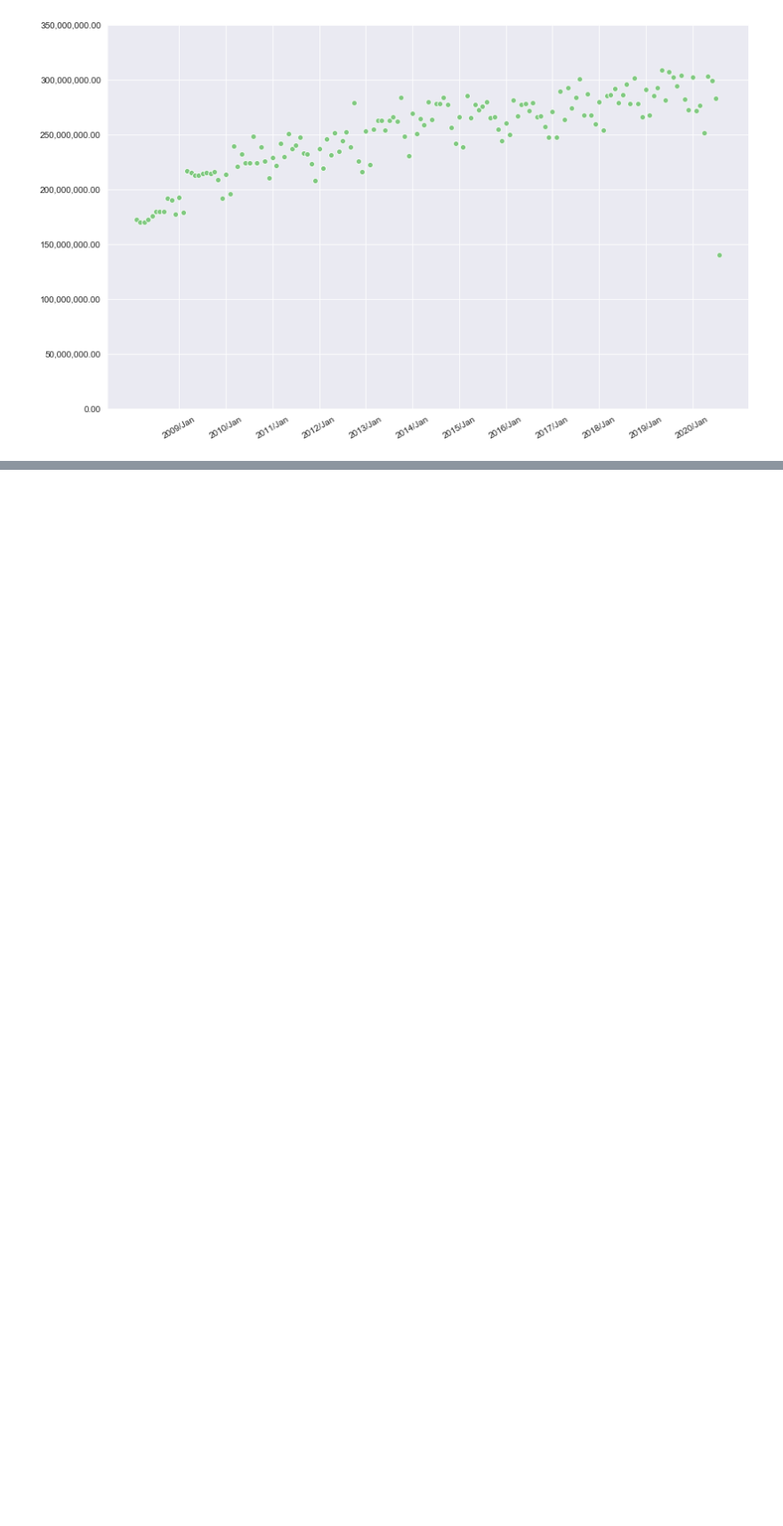
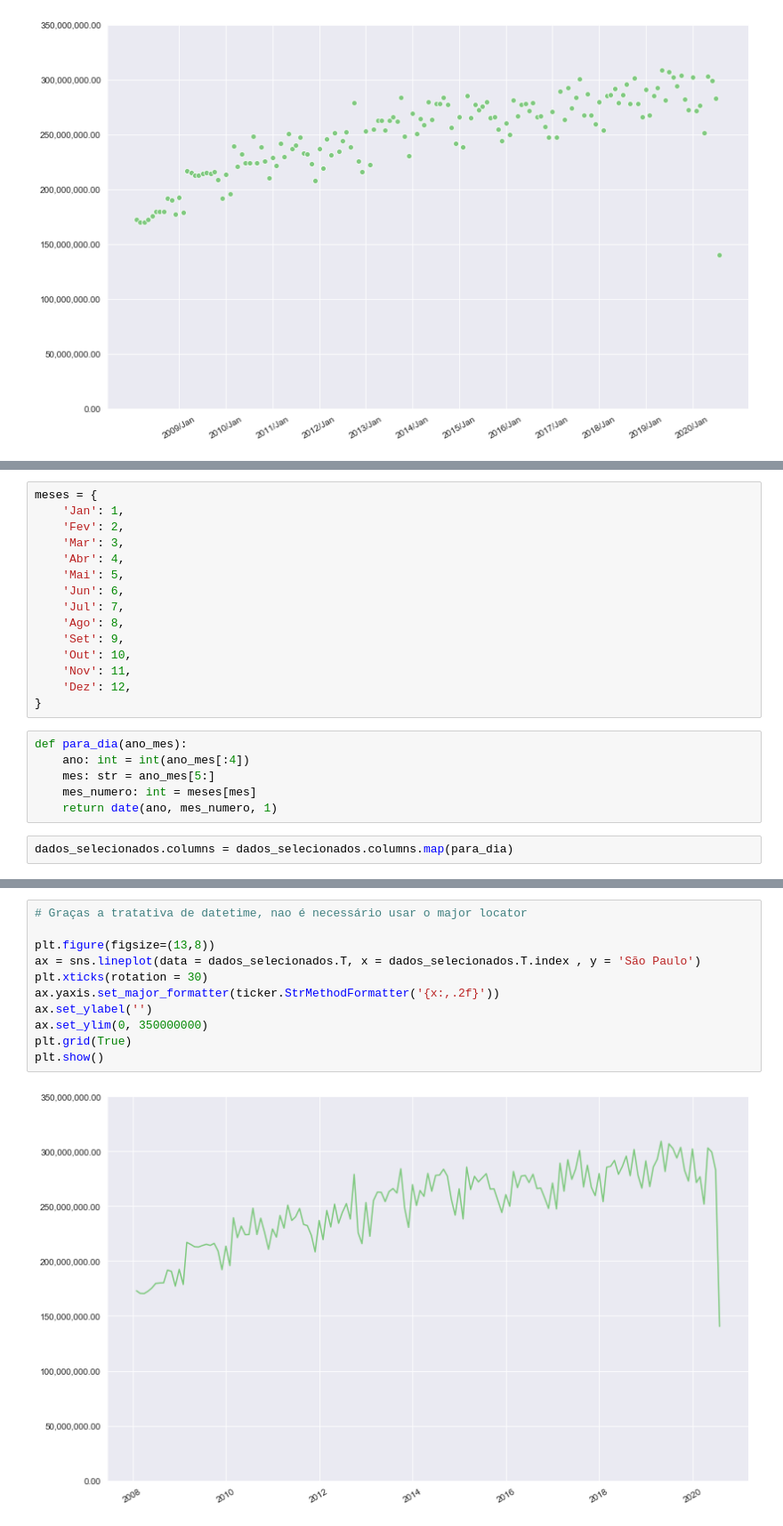
Before and after one commit to Colognesi/Bootcamp-DataScience, a Jupyter notebook: Modulo II - Tratamento, Exploração e Visualização de dados/Projeto/Modulo II.ipynb, the cells around one changed output, grey strips where cells are left out. Shown at 89% size. Saved outputs shown, nothing was run; the diff lists cells and outputs as text; blank space fills up the shorter version.

```diff
--- a/Modulo II - Tratamento, Exploração e Visualização de dados/Projeto/Modulo II.ipynb
+++ b/Modulo II - Tratamento, Exploração e Visualização de dados/Projeto/Modulo II.ipynb
@@ -352,0 +356,23 @@ sns.lineplot(data = dados_selecionados.T, x = dados_selecionados.T.index, y = 'S
+# %%
+meses = {
+    'Jan': 1,
+    'Fev': 2,
+    'Mar': 3,
+    'Abr': 4,
+    'Mai': 5,
+    'Jun': 6,
+    'Jul': 7,
+    'Ago': 8,
+    'Set': 9,
+    'Out': 10,
+    'Nov': 11,
+    'Dez': 12,
+}
+# %%
+def para_dia(ano_mes):
+    ano: int = int(ano_mes[:4])
+    mes: str = ano_mes[5:]
+    mes_numero: int = meses[mes]
+    return date(ano, mes_numero, 1)
+# %%
+dados_selecionados.columns = dados_selecionados.columns.map(para_dia)
@@ -352,0 +390,13 @@ sns.lineplot(data = dados_selecionados.T, x = dados_selecionados.T.index, y = 'S
+# %%
+# Graças a tratativa de datetime, nao é necessário usar o major locator
+
+plt.figure(figsize=(13,8))
+ax = sns.lineplot(data = dados_selecionados.T, x = dados_selecionados.T.index , y = 'São Paulo')
+plt.xticks(rotation = 30)
+ax.yaxis.set_major_formatter(ticker.StrMethodFormatter('{x:,.2f}'))
+ax.set_ylabel('')
+ax.set_ylim(0, 350000000)
+plt.grid(True)
+plt.show()
+# %% [output]
+[figure, added]
```
Also changed, not shown: parts of 12 cells of this notebook, 1 other file.
